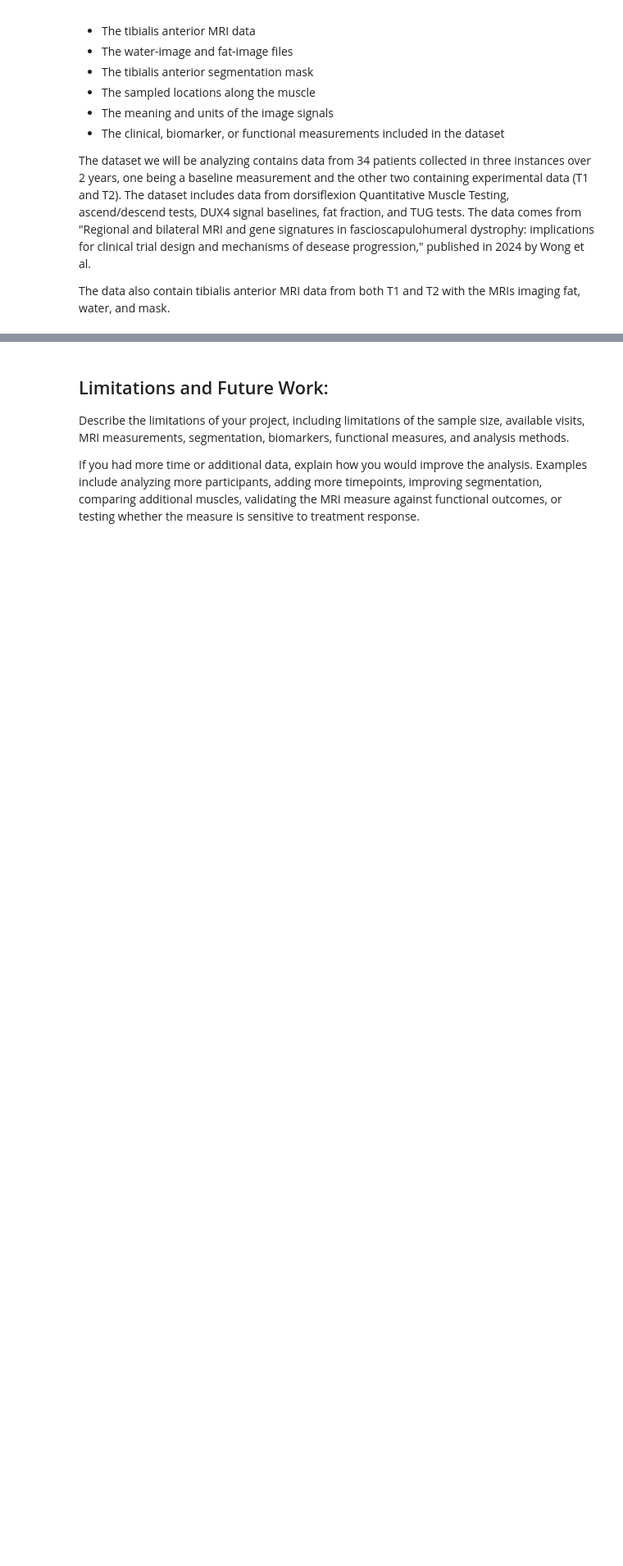
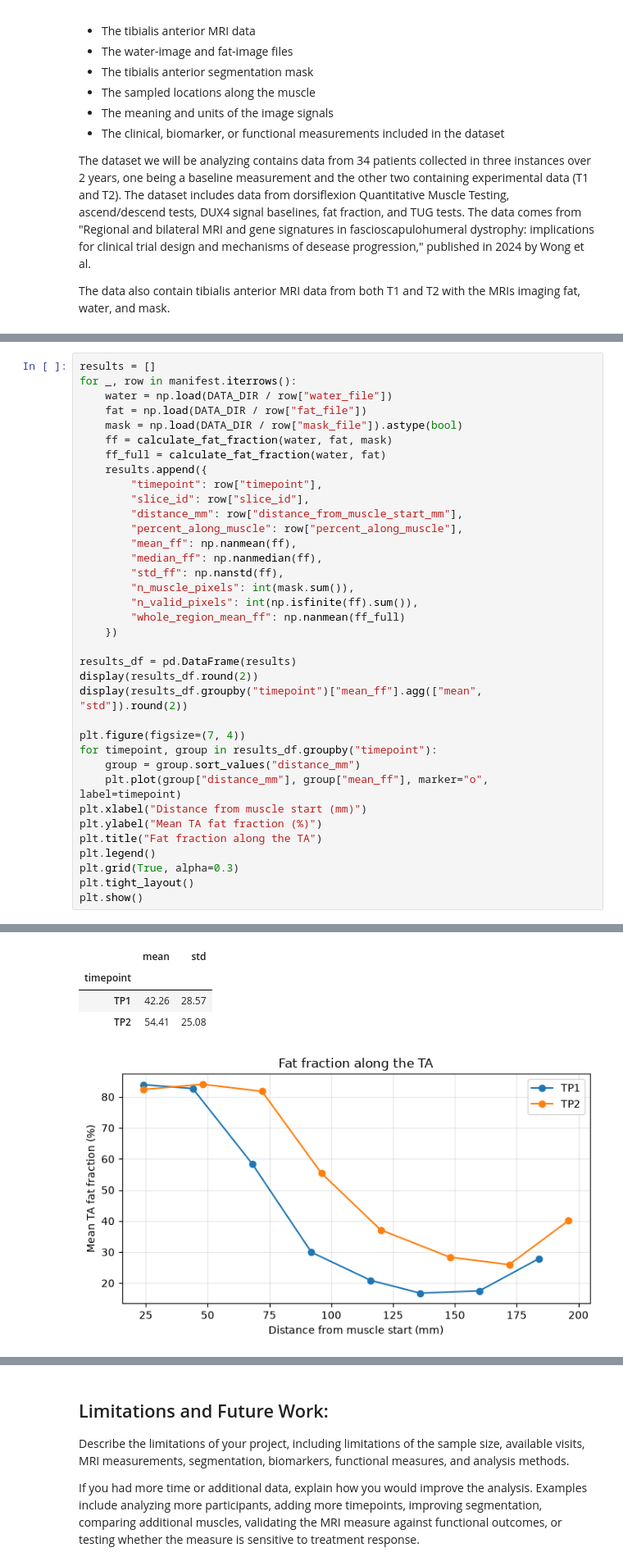
Before and after one commit to amccollbrady/bme2315_module2_fshd, a Jupyter notebook: FSHD_Module2_Project.ipynb, the cells around one changed output, grey strips where cells are left out. Shown at 82% size. Cells and saved outputs as stored; diff of their text form; blank space fills up the shorter version.

Commit message:
Update FSHD_Module2_Project.ipynb
Added to the MRI Data Analysis Methodology section in the jupyter notebook.

```diff
--- a/FSHD_Module2_Project.ipynb
+++ b/FSHD_Module2_Project.ipynb
@@ -62,0 +141,37 @@ Each figure should have labeled axes, an informative title, and a caption explai
+# %%
+results = []
+for _, row in manifest.iterrows():
+    water = np.load(DATA_DIR / row["water_file"])
+    fat = np.load(DATA_DIR / row["fat_file"])
+    mask = np.load(DATA_DIR / row["mask_file"]).astype(bool)
+    ff = calculate_fat_fraction(water, fat, mask)
+    ff_full = calculate_fat_fraction(water, fat)
+    results.append({
+        "timepoint": row["timepoint"],
+        "slice_id": row["slice_id"],
+        "distance_mm": row["distance_from_muscle_start_mm"],
+        "percent_along_muscle": row["percent_along_muscle"],
+        "mean_ff": np.nanmean(ff),
+        "median_ff": np.nanmedian(ff),
+        "std_ff": np.nanstd(ff),
+        "n_muscle_pixels": int(mask.sum()),
+        "n_valid_pixels": int(np.isfinite(ff).sum()),
+        "whole_region_mean_ff": np.nanmean(ff_full)
+    })
+
+results_df = pd.DataFrame(results)
+display(results_df.round(2))
+display(results_df.groupby("timepoint")["mean_ff"].agg(["mean", "std"]).round(2))
+
+plt.figure(figsize=(7, 4))
+for timepoint, group in results_df.groupby("timepoint"):
+    group = group.sort_values("distance_mm")
+    plt.plot(group["distance_mm"], group["mean_ff"], marker="o", label=timepoint)
+plt.xlabel("Distance from muscle start (mm)")
+plt.ylabel("Mean TA fat fraction (%)")
+plt.title("Fat fraction along the TA")
+plt.legend()
+plt.grid(True, alpha=0.3)
+plt.tight_layout()
+plt.show()
+# %% [output]
@@ -62,0 +195,5 @@ Each figure should have labeled axes, an informative title, and a caption explai
+|  | mean | std |
+| timepoint |  |  |
+| TP1 | 42.26 | 28.57 |
+| TP2 | 54.41 | 25.08 |
+[figure, added]
```
Also changed, not shown: parts of 10 cells of this notebook.
